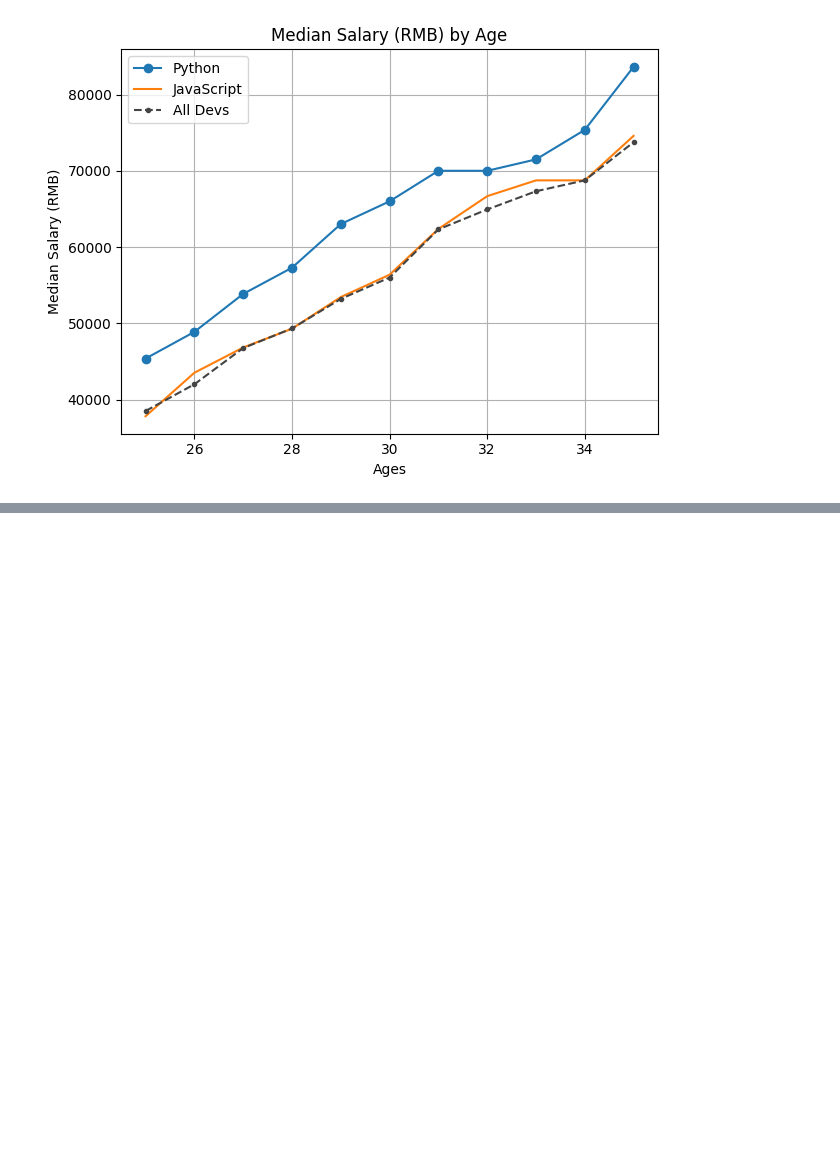
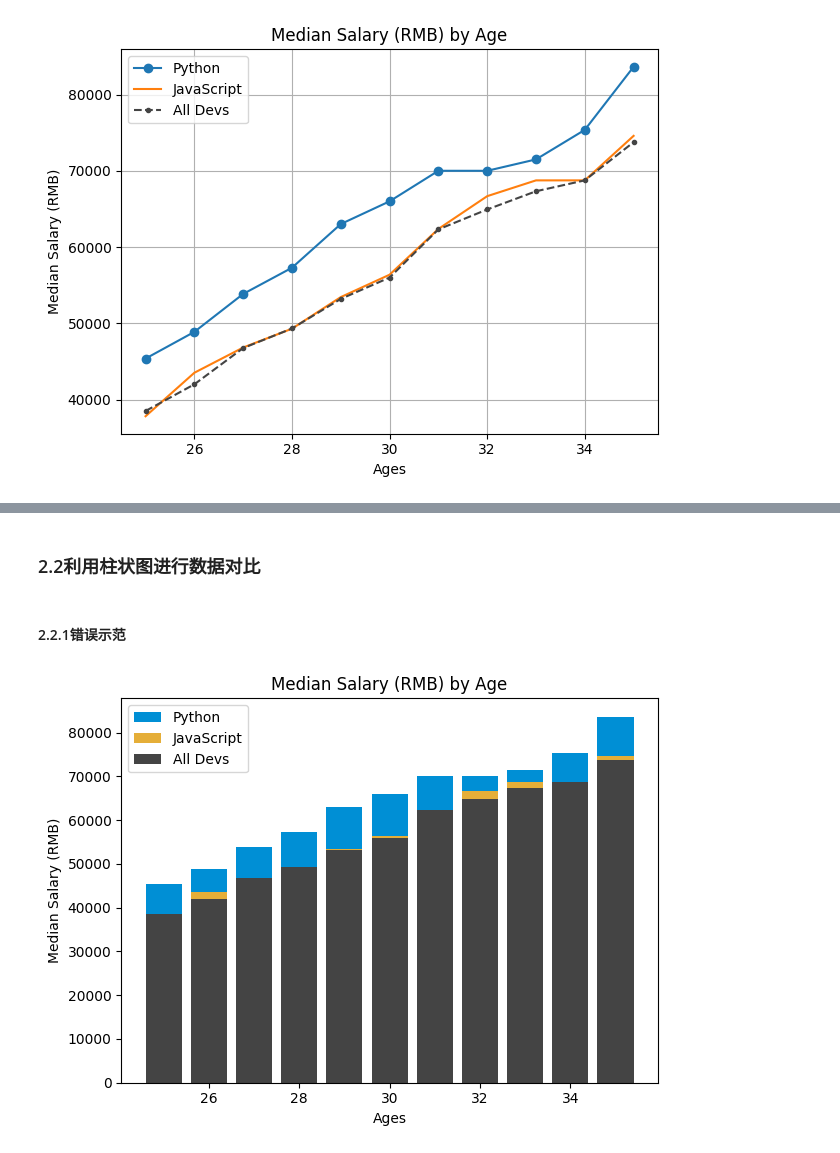
Before and after one commit to yuchenglie/Python, a Jupyter notebook: matplotlib.ipynb, the cells around one changed output, grey strips where cells are left out. Drawn from its saved outputs; the diff is of its cells as text; code cells hidden in the pictures; blank space fills up the shorter version.

```diff
--- a/matplotlib.ipynb
+++ b/matplotlib.ipynb
@@ -63,0 +82,19 @@ plt.show()
+# %% [markdown]
+### 2.2利用柱状图进行数据对比
+# %% [markdown]
+#### 2.2.1错误示范
+# %%
+plt.bar(ages_x, py_dev_y, color="#008fd5", label='Python')
+plt.bar(ages_x, js_dev_y, color="#e5ae38", label='JavaScript')
+plt.bar(ages_x, dev_y, color="#444444", label="All Devs")
+
+plt.xlabel('Ages')  # x轴标题
+plt.ylabel('Median Salary (RMB)')  # y轴标题
+plt.title('Median Salary (RMB) by Age')  # 标题
+
+plt.legend()
+plt.tight_layout()
+
+plt.show()
+# %% [output]
+[figure, added]
```
Also changed, not shown: parts of 15 cells of this notebook, 1 other file.
